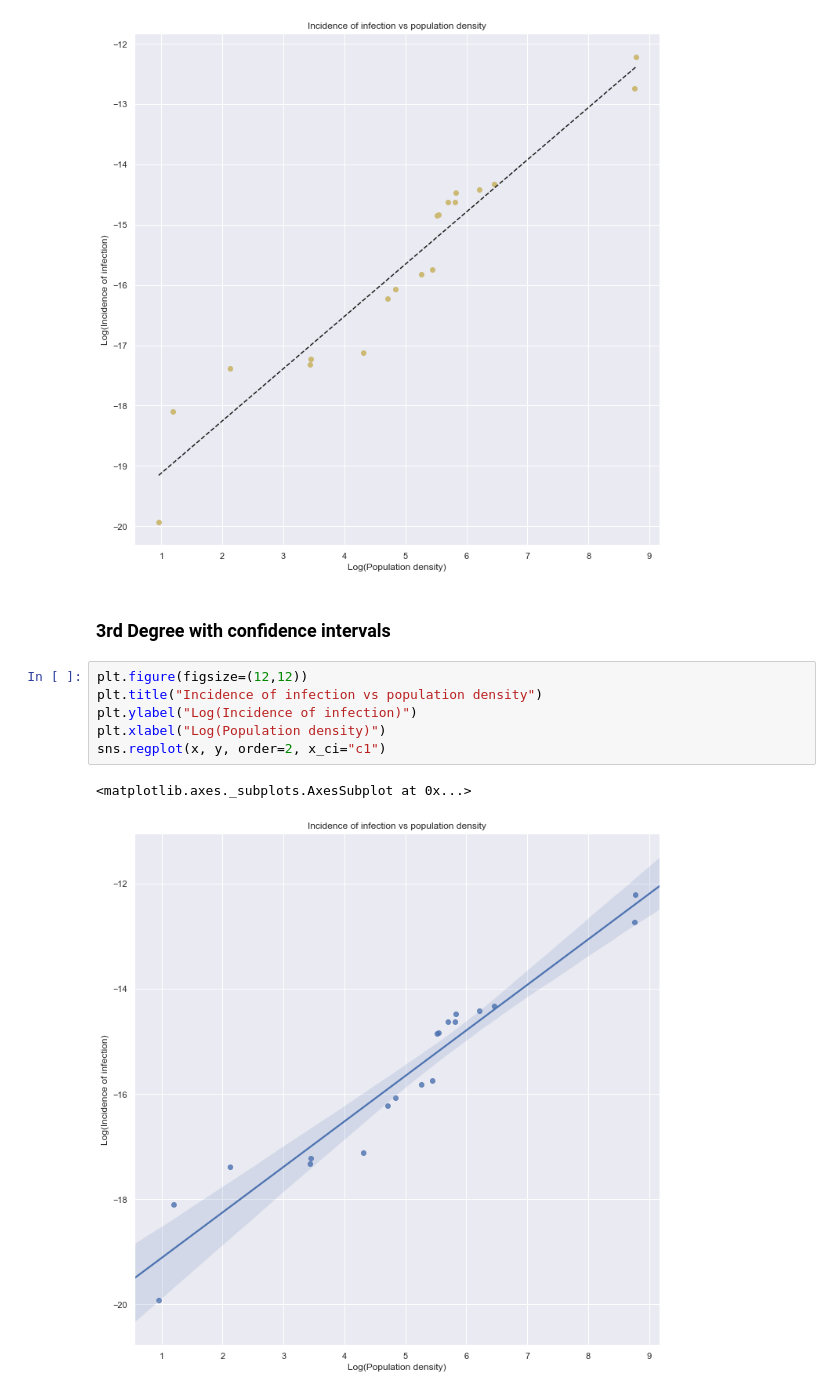
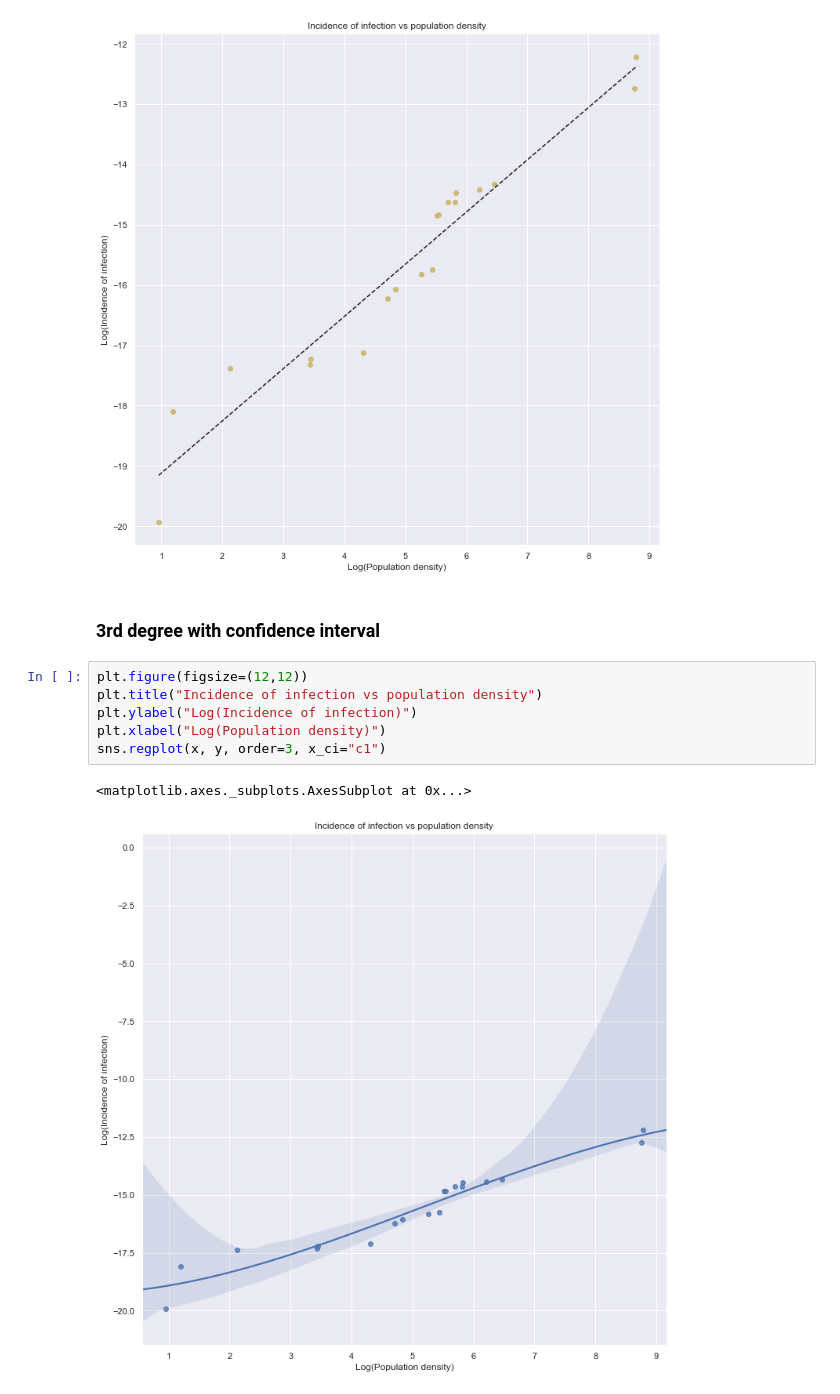
Before and after one commit to ugovaretto/corona, a Jupyter notebook: Corona.ipynb, the cells around one changed output. Drawn from its saved outputs; the diff is of its cells as text.

```diff
--- a/Corona.ipynb
+++ b/Corona.ipynb
@@ -261,13 +246,13 @@ plt.plot(x,y, 'yo', x, poly1d_fn(x), '--k')
  <matplotlib.lines.Line2D at 0x...>]
 [figure]
 # %% [markdown]
-### 3rd Degree with confidence intervals
+### 3rd degree with confidence interval
 # %%
 plt.figure(figsize=(12,12))
 plt.title("Incidence of infection vs population density")
 plt.ylabel("Log(Incidence of infection)")
 plt.xlabel("Log(Population density)")
-sns.regplot(x, y, order=2, x_ci="c1")
+sns.regplot(x, y, order=3, x_ci="c1")
 # %% [output]
 <matplotlib.axes._subplots.AxesSubplot at 0x...>
-[figure, old version]
+[figure, new version]
```
Also changed, not shown: parts of 5 cells of this notebook.
